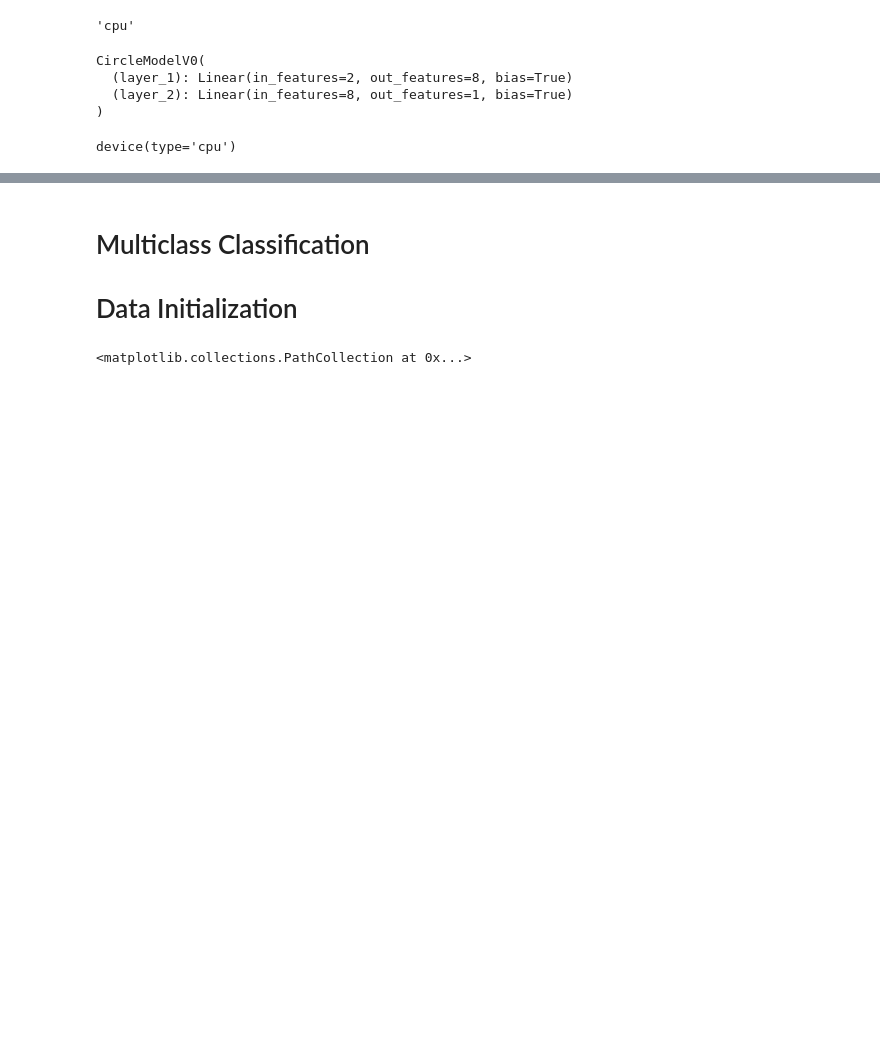
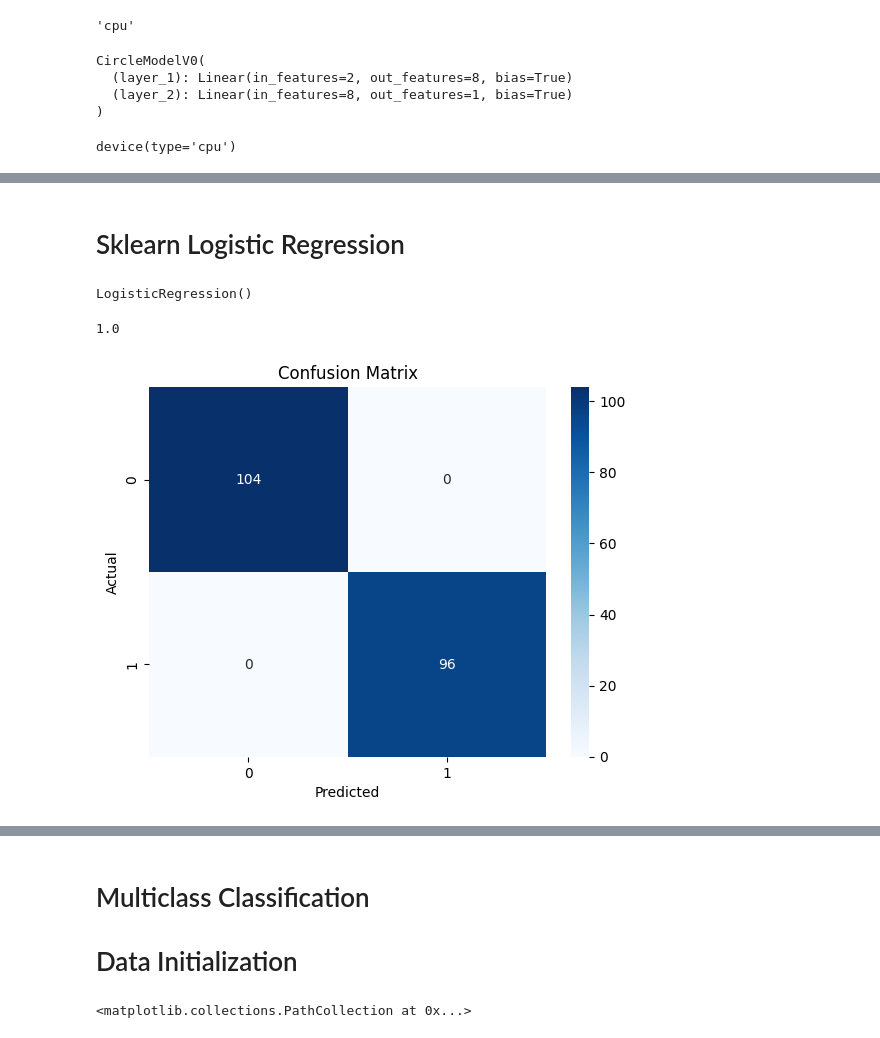
Before and after one commit to Siuuuuuu0/ML-DL, a Jupyter notebook: Classification.ipynb, the cells around one changed output, grey strips where cells are left out. Drawn from its saved outputs; the diff is of its cells as text; code cells hidden in the pictures; blank space fills up the shorter version.

```diff
--- a/Classification.ipynb
+++ b/Classification.ipynb
@@ -259,0 +267,2 @@ plt.show()
+# %% [markdown]
+# Sklearn Logistic Regression
@@ -259,0 +283,21 @@ plt.show()
+# %%
+X_train, X_test, y_train, y_test = train_test_split(X_scaled, y, test_size = 0.2, random_state=52)
+# %%
+model = LogisticRegression()
+model.fit(X_train, y_train)
+# %% [output]
+LogisticRegression()
+# %%
+y_pred = model.predict(X_test)
+model.score(X_test, y_test)
+# %% [output]
+1.0
+# %%
+cm = confusion_matrix(y_test, y_pred)
+sns.heatmap(cm, annot=True, fmt="g", cmap="Blues")
+plt.xlabel("Predicted")
+plt.ylabel("Actual")
+plt.title("Confusion Matrix")
+plt.show()
+# %% [output]
+[figure, added]
```
Also changed, not shown: parts of 18 cells of this notebook.
